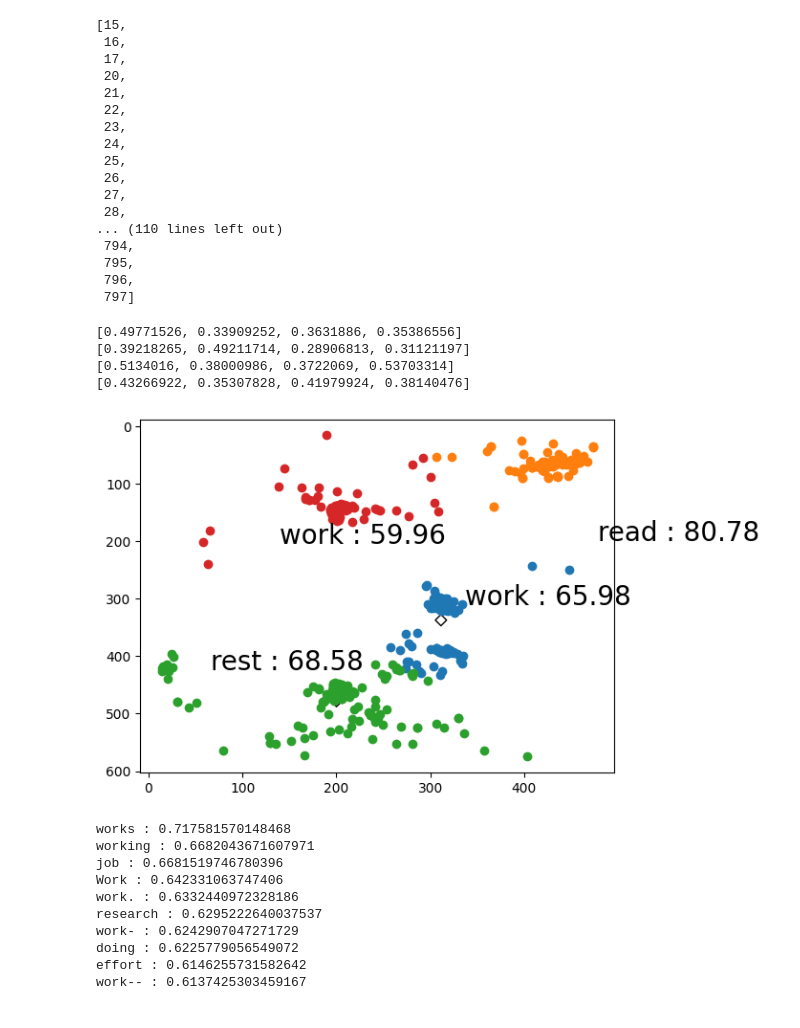
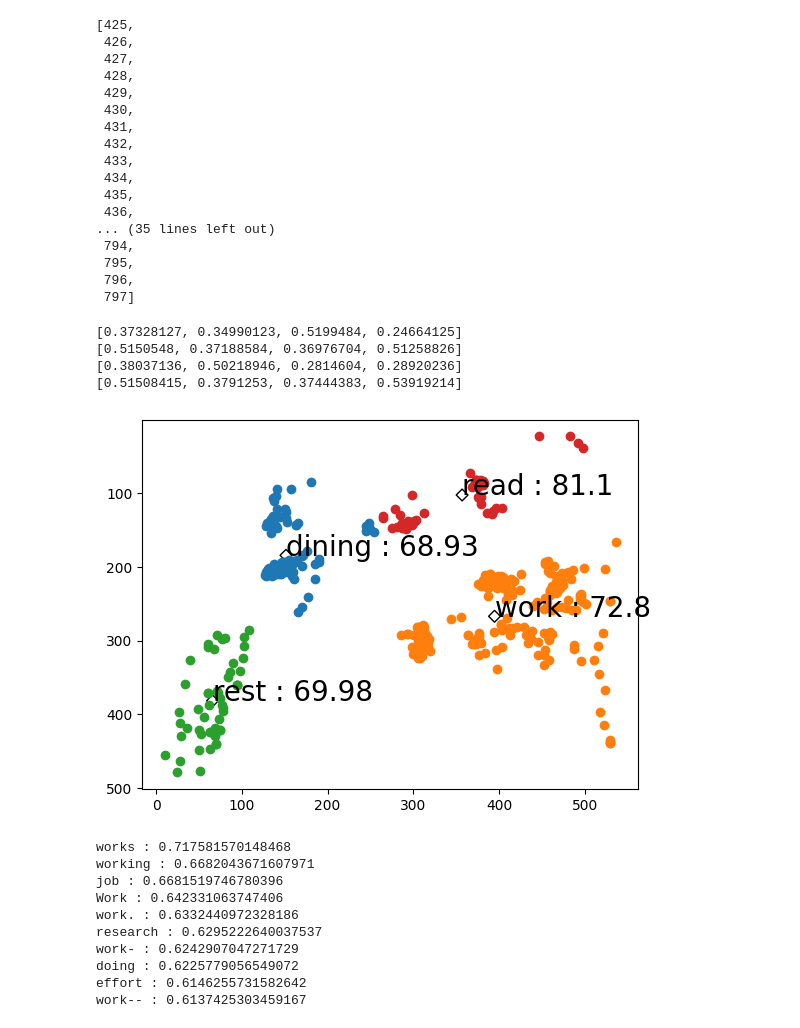
Before and after one commit to ozaki-hr8/-Space-Utilization-Analysis, a Jupyter notebook: cluster copy.ipynb, the cells around one changed output. Saved outputs shown, nothing was run; the diff lists cells and outputs as text; code cells hidden in the pictures.

```diff
--- a/cluster copy.ipynb
+++ b/cluster copy.ipynb
@@ -12,5 +14,5 @@ model = KeyedVectors.load_word2vec_format(model_dir, binary=False)
 # %%
-data=pd.read_csv("0705_1.csv")
+data=pd.read_csv(f"{inputfile}")
 
 interaction_array=np.array(data['interactions'])
 interaction_with_array=np.array(data['target_obj'])
@@ -150,7 +173,7 @@ array([2, 2, 2, 2, 2, 2, 2, 2, 2, 2, 2, 2, 2, 2, 2, 2, 2, 2, 2, 2, 2, 2,
 # %%
 plt.gca().invert_yaxis()  # y軸を反転する
 for i in range(N):
-    plt.scatter(data.loc[:, ['y']][label==i], data.loc[:, ['x']][label==i])
+    plt.scatter(data.loc[:, ['x']][label==i], data.loc[:, ['y']][label==i])
 # plt.scatter(data.loc[:, ['z']][label==0], data.loc[:, ['x']][label==0])
 # plt.scatter(data.loc[:, ['z']][label==1], data.loc[:, ['x']][label==1])
 # plt.scatter(data.loc[:, ['z']][label==2], data.loc[:, ['x']][label==2])
@@ -170,19 +193,19 @@ ddList4 = dd4["y"].index.to_list()
 # %%
 ddList3
 # %% [output]
-[15,
- 16,
- 17,
- 20,
- 21,
- 22,
- 23,
- 24,
- 25,
- 26,
- 27,
- 28,
-... (110 lines left out)
+[425,
+ 426,
+ 427,
+ 428,
+ 429,
+ 430,
+ 431,
+ 432,
+ 433,
+ 434,
+ 435,
+ 436,
+... (35 lines left out)
  794,
  795,
  796,
@@ -253,40 +276,40 @@ for item in observedList3:
 split_values4 = []
 original_values4 = []
 for item in observedList4:
     split_items = item.split(',')
     split_values4.extend(split_items)
     original_values4.extend([item] * len(split_items))
 
 centers = km.cluster_centers_
 plt.gca().invert_yaxis()  # y軸を反転する
-plt.scatter(centers[:, 1], centers[:, 0], marker="D", facecolors='none', edgecolors='black')
+plt.scatter(centers[:, 0], centers[:, 1], marker="D", facecolors='none', edgecolors='black')
 observed_lists = [split_values, split_values2, split_values3, split_values4]
 utilization_class_list = ['work','rest','dining','read']
 utilization = 'none'
 
 for i, observed_list in enumerate(observed_lists):
     score = [np.mean([model.similarity(utilization, observe) for observe in observed_list])
              for utilization in utilization_class_list]
     max_socre = np.max(score)
 
     similar_list = model.most_similar(f"{utilization}")
     most_similar_score =similar_list[0][1]
     prob = max_socre / most_similar_score *100
 
     max_index = np.argmax(score)
     print(score)
     utilization = utilization_class_list[max_index]
-    plt.scatter(data.loc[:, ['y']][label==i], data.loc[:, ['x']][label==i])
+    plt.scatter(data.loc[:, ['x']][label==i], data.loc[:, ['y']][label==i])
     if prob>50:
         plt.text(centers[i][0], centers[i][1], f"{utilization} : {round(prob, 2)}", fontsize=20)
     else:
         plt.text(centers[i][0], centers[i][1], f"unknown", fontsize=20)
 # %% [output]
-[0.49771526, 0.33909252, 0.3631886, 0.35386556]
-[0.39218265, 0.49211714, 0.28906813, 0.31121197]
-[0.5134016, 0.38000986, 0.3722069, 0.53703314]
-[0.43266922, 0.35307828, 0.41979924, 0.38140476]
+[0.37328127, 0.34990123, 0.5199484, 0.24664125]
+[0.5150548, 0.37188584, 0.36976704, 0.51258826]
+[0.38037136, 0.50218946, 0.2814604, 0.28920236]
+[0.51508415, 0.3791253, 0.37444383, 0.53919214]
-[figure, old version]
+[figure, new version]
 # %%
 similar_list = model.most_similar('work')
 for similar_set in similar_list:
```
Also changed, not shown: parts of 12 cells of this notebook, 5 other files.
